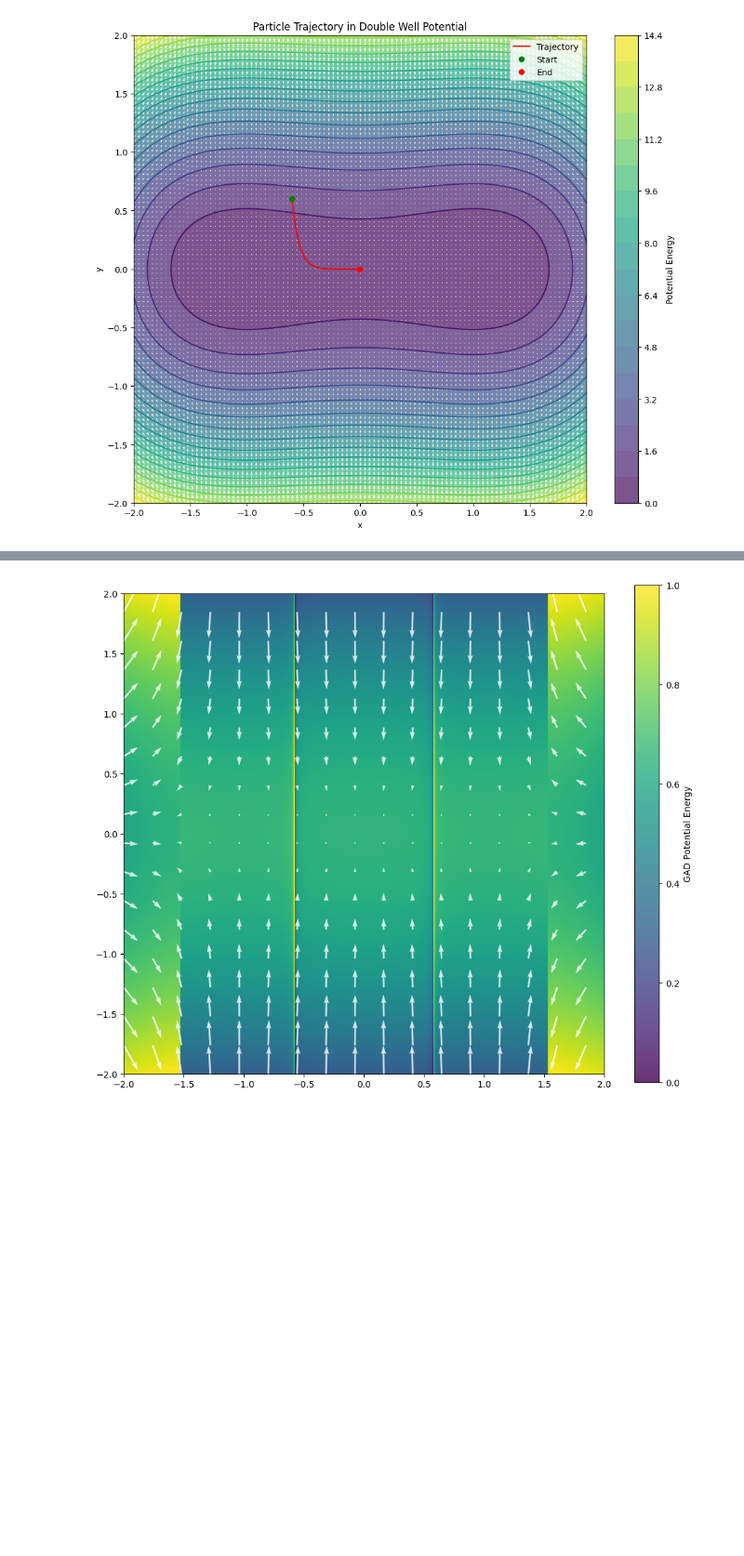
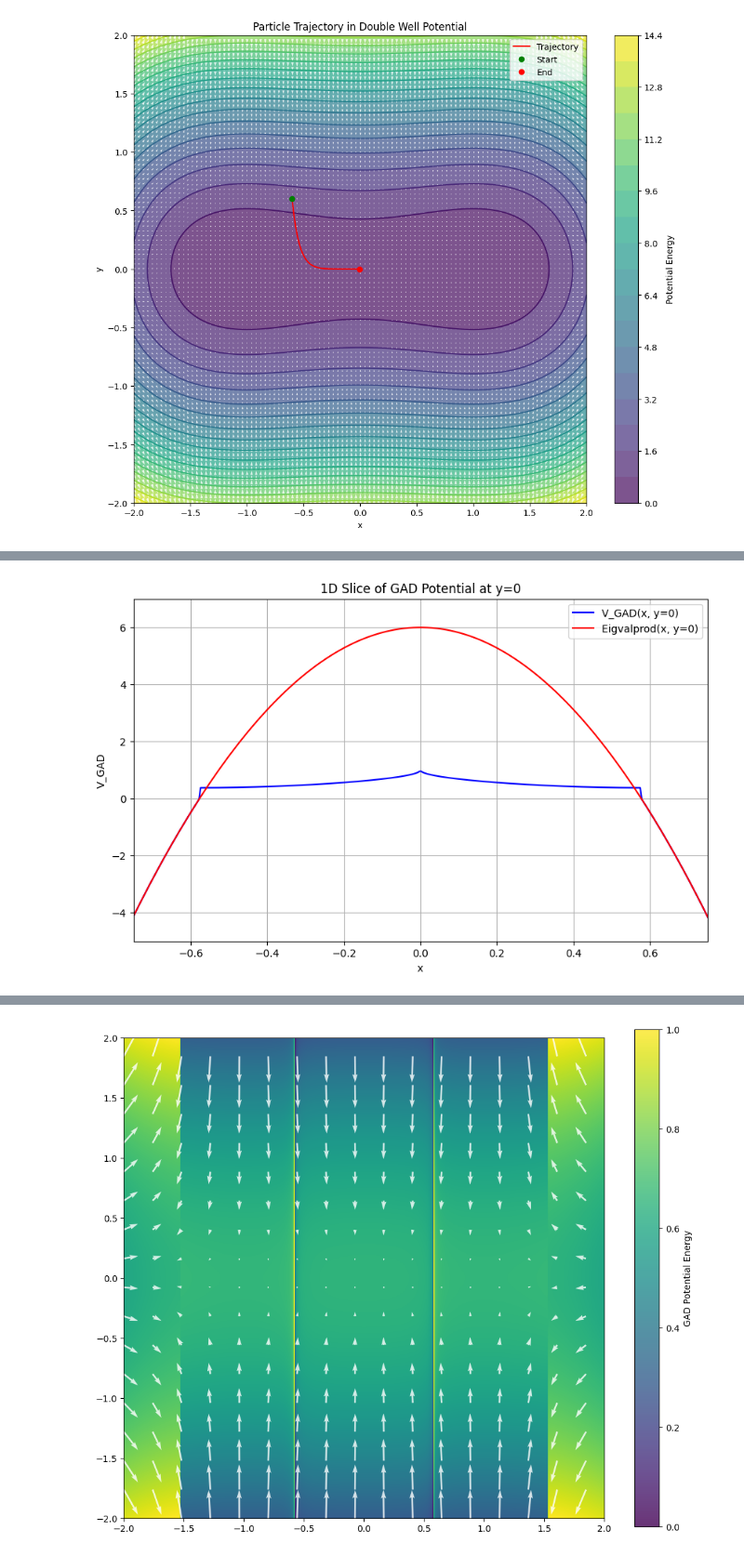
Before and after one commit to BurgerAndreas/meta-sampler, a Jupyter notebook: dem/notebooks/gad.ipynb, the cells around one changed output, grey strips where cells are left out. Shown at 93% size. Drawn from its saved outputs; the diff is of its cells as text; code cells hidden in the pictures; blank space fills up the shorter version.

```diff
--- a/dem/notebooks/gad.ipynb
+++ b/dem/notebooks/gad.ipynb
@@ -233,0 +283,39 @@ plt.show()
+# %%
+# Create x values for the 1D slice
+x_1d = jnp.linspace(-lim, lim, 1000)
+# Create points with y = 0
+# points = jnp.stack([x_1d, jnp.zeros_like(x_1d) + 1], axis=1)
+points = jnp.stack([x_1d, jnp.zeros_like(x_1d)], axis=1)
+
+# Calculate V_GAD values
+v_gad_1d = V_GAD_vmap(points)
+# v_gad_1d = V_vmap(points)
+
+##################################################################
+def eigvalprod(x):
+    grad_x = grad_V(x)
+    H = V_hess(x)
+    eig_vals, eig_vecs = jnp.linalg.eigh(H)
+    smallest_eigval = eig_vals[0]
+    return - eig_vals[0] * eig_vals[1]
+
+eigvalprod_vmap = jax.vmap(eigvalprod)
+eigvalprod_grid = eigvalprod_vmap(points)
+##################################################################
+
+
+# Plot the 1D slice
+plt.close()
+plt.figure(figsize=(10, 6))
+plt.plot(x_1d, v_gad_1d, 'b-', label='V_GAD(x, y=0)')
+plt.plot(x_1d, eigvalprod_grid, 'r-', label='Eigvalprod(x, y=0)')
+plt.grid(True)
+plt.xlabel('x')
+plt.ylabel('V_GAD')
+plt.title('1D Slice of GAD Potential at y=0')
+plt.legend()
+plt.xlim(-0.75, 0.75)
+plt.ylim(-5, 7)
+plt.show()
+# %% [output]
+[figure, added]
```
Also changed, not shown: parts of 21 cells of this notebook, 18 other files.
